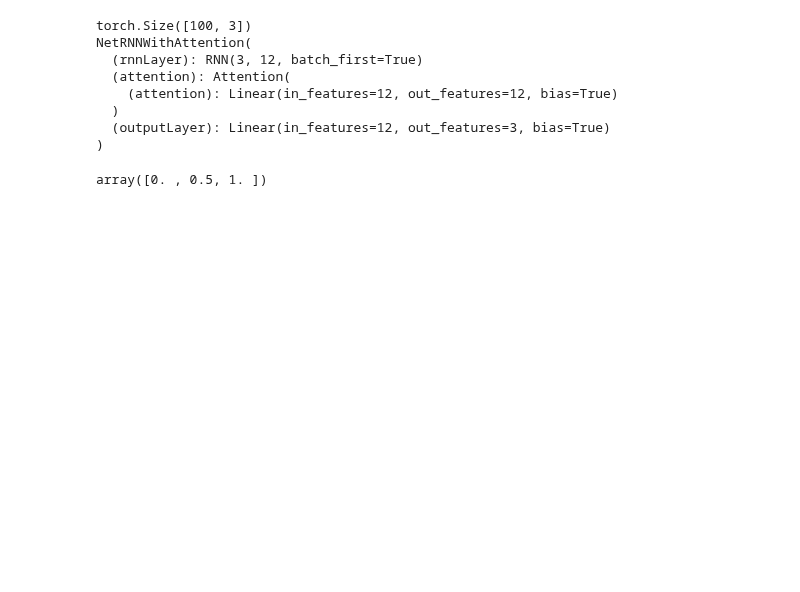
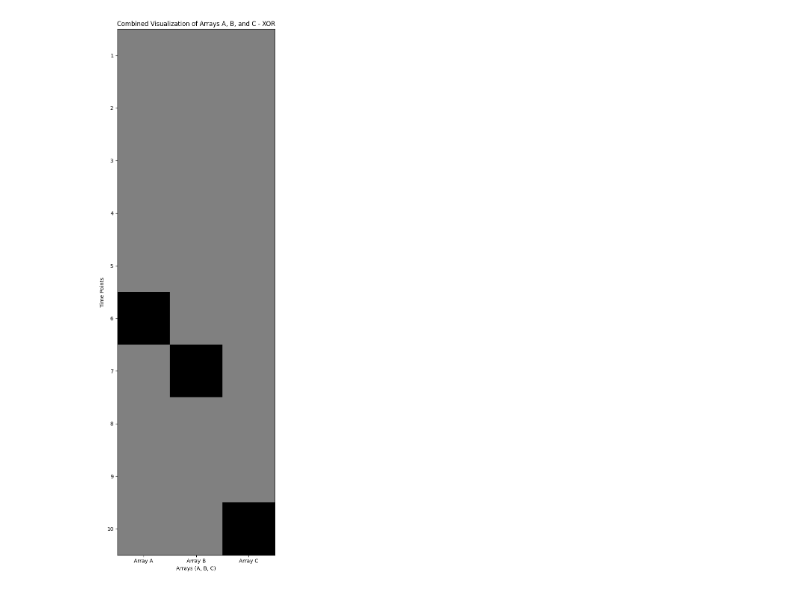
Before and after one commit to Ahmadar91/Master-sThesis, a Jupyter notebook: Trial.ipynb, the cells around one changed output. Saved outputs shown, nothing was run; the diff lists cells and outputs as text; code cells hidden in the pictures; blank space fills up the shorter version.

```diff
--- a/Trial.ipynb
+++ b/Trial.ipynb
@@ -119,3 +77,41 @@ plt.show()
+# %%
+# Assuming array_A, array_B, array_C are defined as in your previous code
+reshaped_A = array_A.reshape(-1, 1)
+reshaped_B = array_B.reshape(-1, 1)
+reshaped_C = array_C.reshape(-1, 1)
+
+# Combining the reshaped arrays into a single array for visualization
+combined_array = np.hstack([reshaped_A, reshaped_B, reshaped_C])
+
+# Determining the label for the title
+label = array_C[-1]  # Last element of Array C
+operation_title = "XOR" if label == 0 else "AND"
+
+# Plotting
+plt.figure(figsize=(15, 15))
+
+# Displaying the combined array
+ax = plt.imshow(combined_array, cmap="gray", vmin=0.0, vmax=1.0)
+
+# Setting the title with the operation label
+plt.title(f"Combined Visualization of Arrays A, B, and C - {operation_title}")
+
+# Setting labels for features (X-axis) and detailed time points (Y-axis)
+plt.xlabel("Arrays (A, B, C)")
+plt.ylabel("Time Points")
+
+# Setting tick marks for each time point on the Y-axis
+plt.yticks(
+    range(combined_array.shape[0]), [f"{j+1}" for j in range(combined_array.shape[0])]
+)
+
+# Setting tick marks for each array on the X-axis
+plt.xticks(range(3), ["Array A", "Array B", "Array C"])
+
+plt.tight_layout()
+plt.show()
+# %% [output]
+[figure, added]
 # %%
 class SelfAttention(nn.Module):
     def __init__(self, input_dim):
@@ -173,19 +181,0 @@ class NetRNNWithAttention(nn.Module):
-# %%
-model = NetRNNWithAttention(hidden_dim=12, inp=3)
-s, t = generateTrainData(100, 0.1, [5])
-output = model(torch.Tensor(s))
-print(output.shape)
-print(model)
-# %% [output]
-torch.Size([100, 3])
-NetRNNWithAttention(
-  (rnnLayer): RNN(3, 12, batch_first=True)
-  (attention): Attention(
-    (attention): Linear(in_features=12, out_features=12, bias=True)
-  )
-  (outputLayer): Linear(in_features=12, out_features=3, bias=True)
-)
-# %%
-numpy.round([0, 0.5, 1.0], 1)
-# %% [output]
-array([0. , 0.5, 1. ])
```
Also changed, not shown: parts of 21 cells of this notebook, 1 other file.
